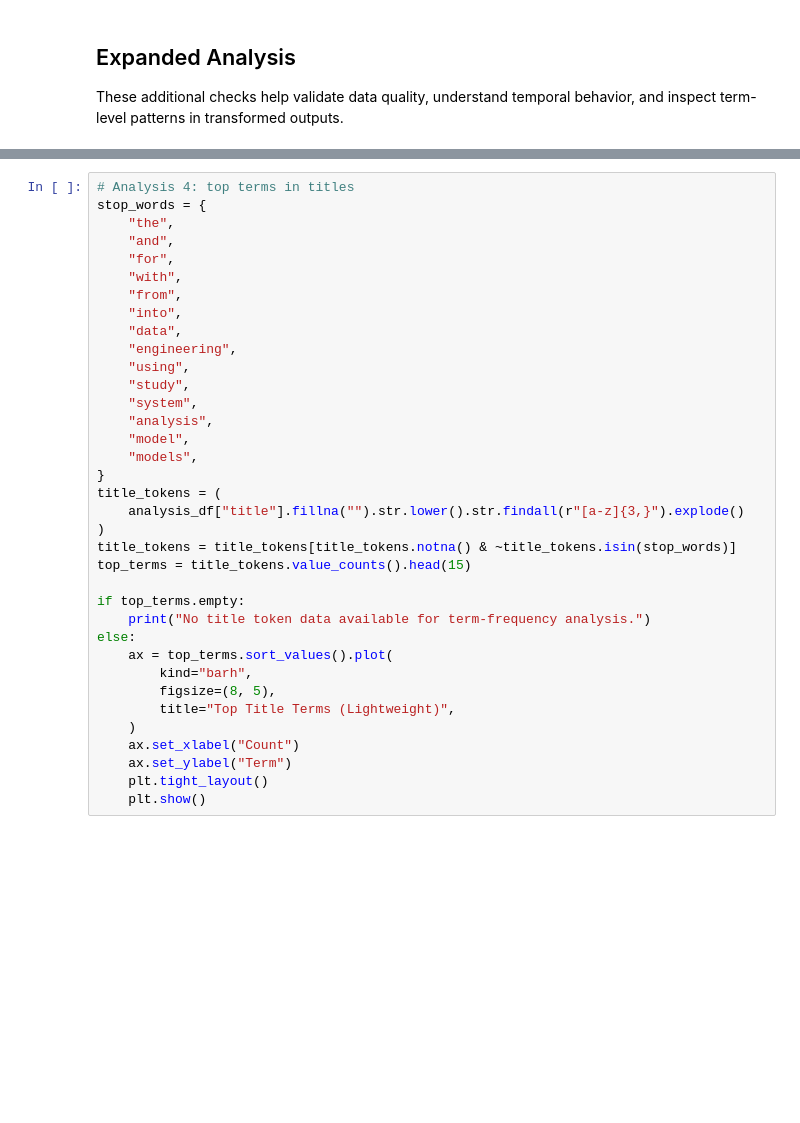
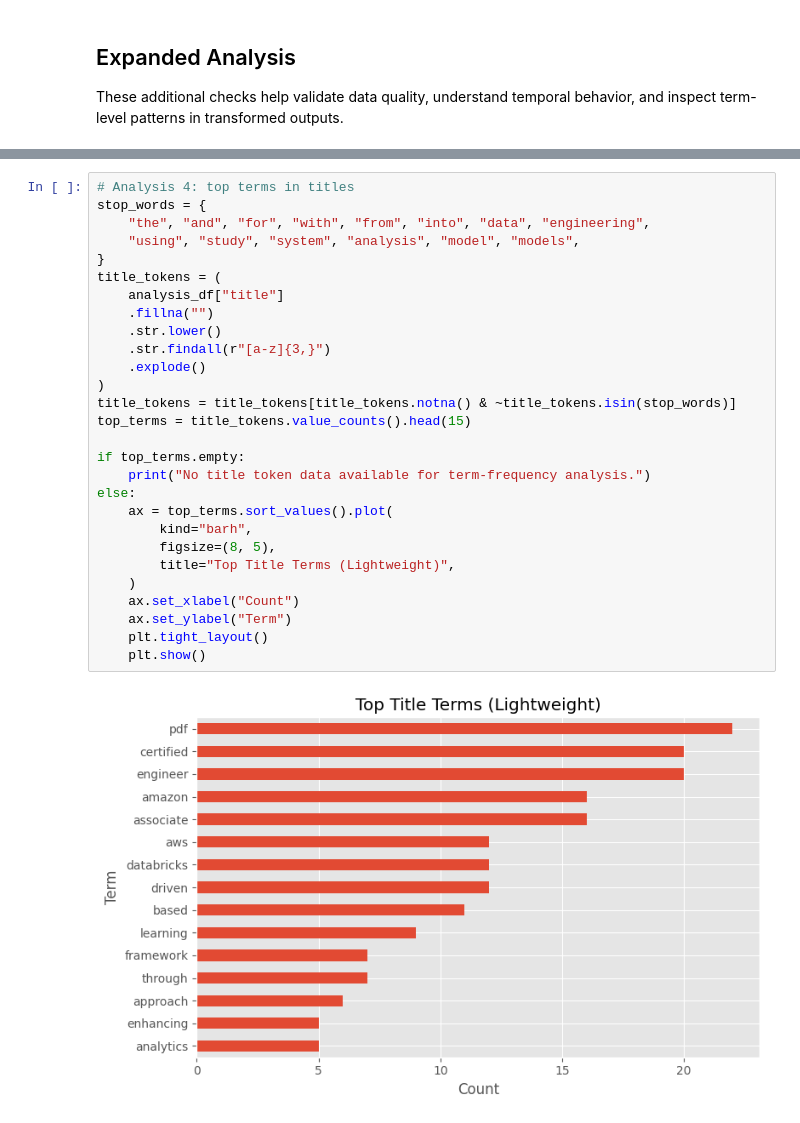
Before and after one commit to Woys/text-ingest, a Jupyter notebook: examples/lightweight_processing_visualization.ipynb, the cells around one changed output, grey strips where cells are left out. Saved outputs shown, nothing was run; the diff lists cells and outputs as text; blank space fills up the shorter version.

```diff
--- a/examples/lightweight_processing_visualization.ipynb
+++ b/examples/lightweight_processing_visualization.ipynb
@@ -187,36 +214,30 @@ else:
 # %%
 # Analysis 4: top terms in titles
 stop_words = {
-    "the",
-    "and",
-    "for",
-    "with",
-    "from",
-    "into",
-    "data",
-    "engineering",
-    "using",
-    "study",
-    "system",
-    "analysis",
-    "model",
-    "models",
+    "the", "and", "for", "with", "from", "into", "data", "engineering",
+    "using", "study", "system", "analysis", "model", "models",
 }
 title_tokens = (
-    analysis_df["title"].fillna("").str.lower().str.findall(r"[a-z]{3,}").explode()
+    analysis_df["title"]
+    .fillna("")
+    .str.lower()
+    .str.findall(r"[a-z]{3,}")
+    .explode()
 )
 title_tokens = title_tokens[title_tokens.notna() & ~title_tokens.isin(stop_words)]
 top_terms = title_tokens.value_counts().head(15)
 
 if top_terms.empty:
     print("No title token data available for term-frequency analysis.")
 else:
     ax = top_terms.sort_values().plot(
         kind="barh",
         figsize=(8, 5),
         title="Top Title Terms (Lightweight)",
     )
     ax.set_xlabel("Count")
     ax.set_ylabel("Term")
     plt.tight_layout()
     plt.show()
+# %% [output]
+[figure, added]
```
Also changed, not shown: parts of 7 cells of this notebook, 1 other file.
